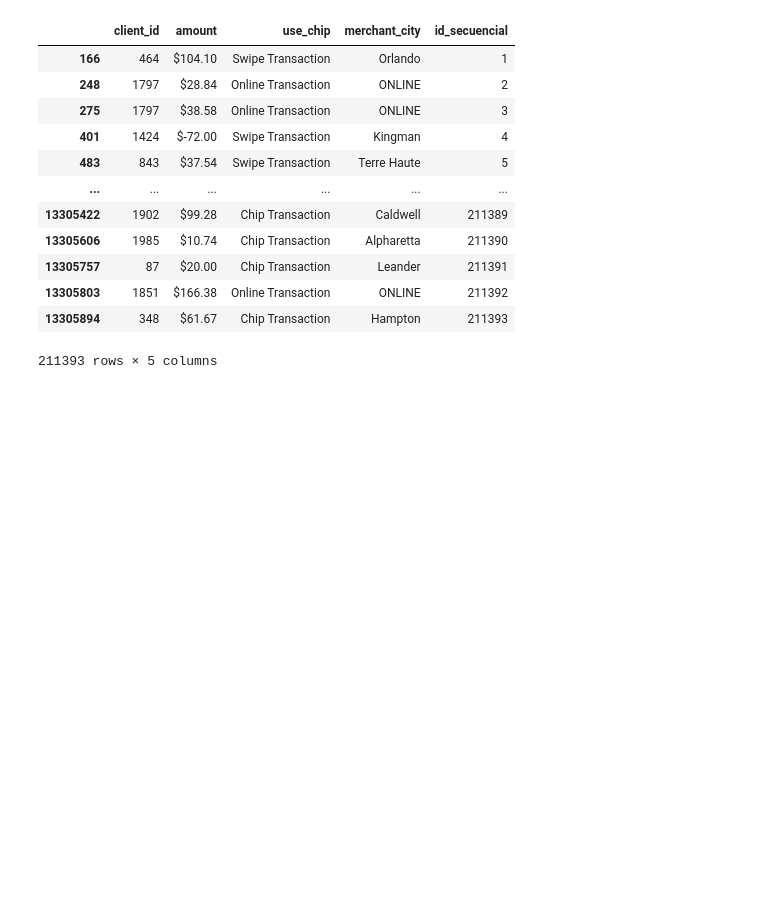
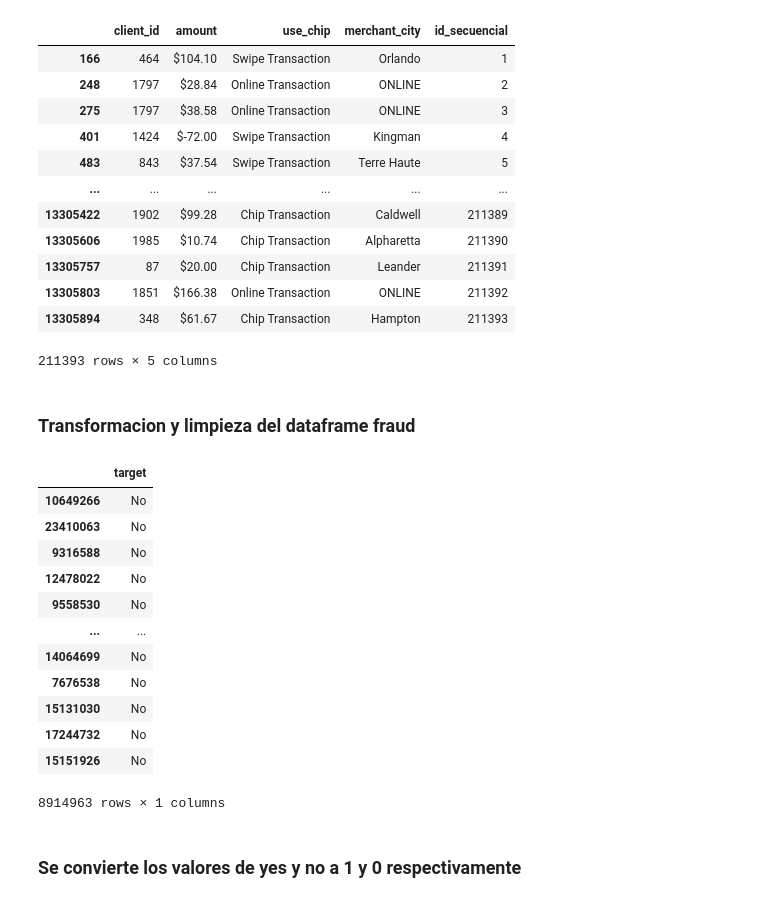
Before and after one commit to robertomalave/Practica_G11, a Jupyter notebook: desarrolloG11.ipynb, the cells around one changed output. Cells and saved outputs as stored; diff of their text form; code cells hidden in the pictures; blank space fills up the shorter version.

```diff
--- a/desarrolloG11.ipynb
+++ b/desarrolloG11.ipynb
@@ -795,3 +795,25 @@ See the caveats in the documentation: https://pandas.pydata.org/pandas-docs/stab
 | 13305803 | 1851 | $166.38 | Online Transaction | ONLINE | 211392 |
 | 13305894 | 348 | $61.67 | Chip Transaction | Hampton | 211393 |
 211393 rows × 5 columns
+# %% [markdown]
+### Transformacion y limpieza del dataframe fraud
+# %%
+df_fraud=pd.read_json('.venv/data/train_fraud_labels.json')
+# %%
+df_fraud
+# %% [output]
+|  | target |
+| 10649266 | No |
+| 23410063 | No |
+| 9316588 | No |
+| 12478022 | No |
+| 9558530 | No |
+| ... | ... |
+| 14064699 | No |
+| 7676538 | No |
+| 15131030 | No |
+| 17244732 | No |
+| 15151926 | No |
+8914963 rows × 1 columns
+# %% [markdown]
+### Se convierte los valores de yes y no a 1 y 0 respectivamente
```
Also changed, not shown: parts of 1 cell of this notebook.
